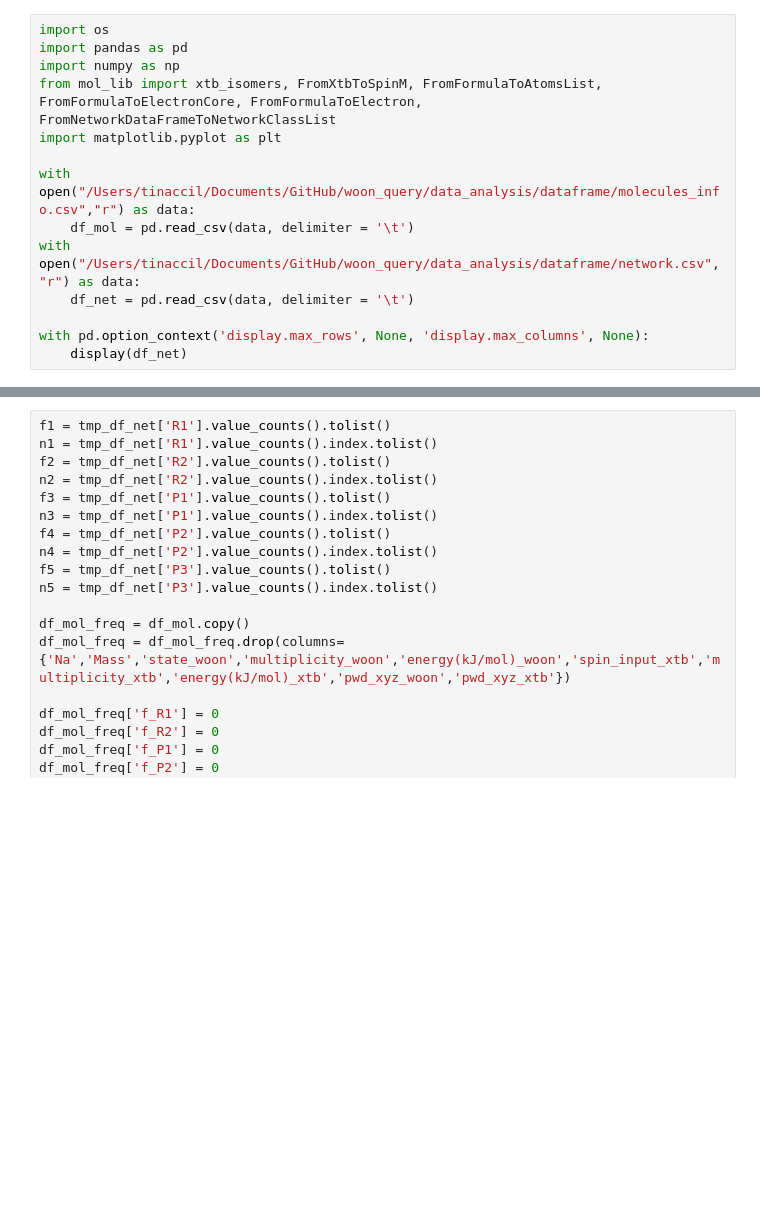
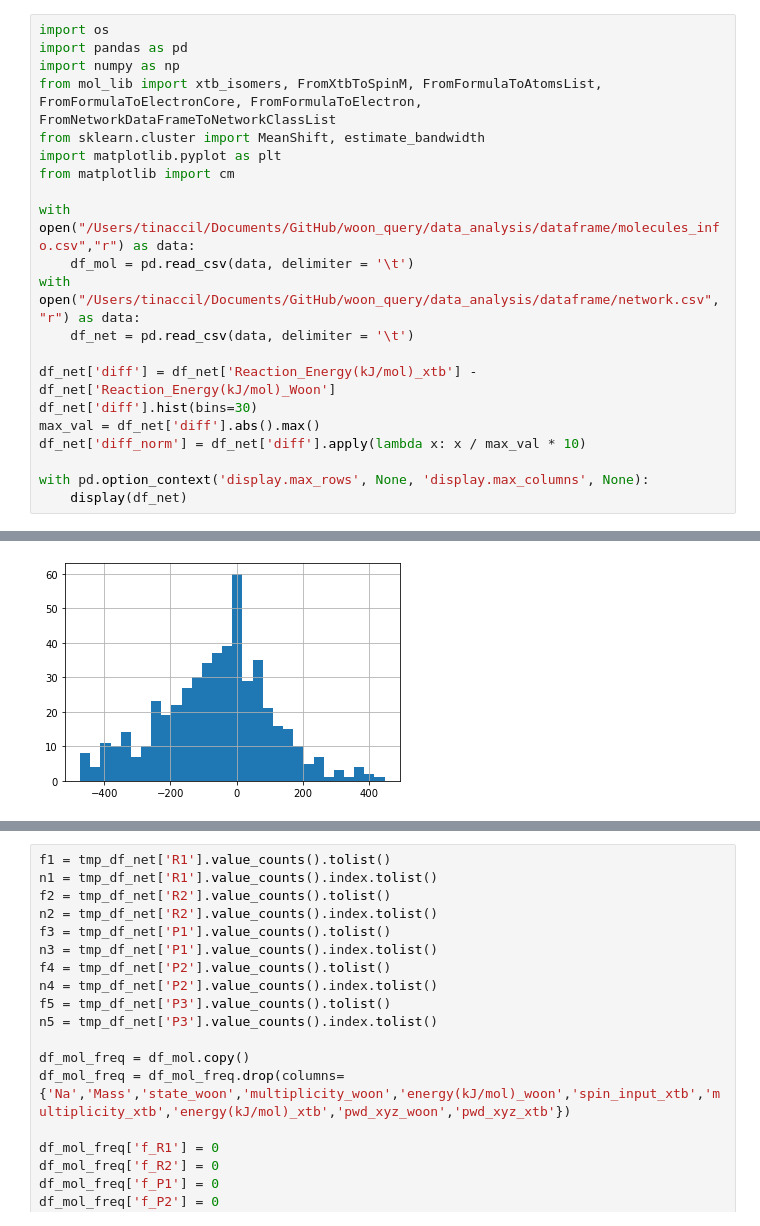
Before and after one commit to TinacciL/QueryAstroWoonDatabase, a Jupyter notebook: data_analysis/data_analysis.ipynb, the cells around one changed output, grey strips where cells are left out. Cells and saved outputs as stored; diff of their text form; blank space fills up the shorter version.

```diff
--- a/data_analysis/data_analysis.ipynb
+++ b/data_analysis/data_analysis.ipynb
@@ -3,13 +3,20 @@ import os
 import pandas as pd
 import numpy as np
 from mol_lib import xtb_isomers, FromXtbToSpinM, FromFormulaToAtomsList, FromFormulaToElectronCore, FromFormulaToElectron, FromNetworkDataFrameToNetworkClassList
+from sklearn.cluster import MeanShift, estimate_bandwidth
 import matplotlib.pyplot as plt
+from matplotlib import cm
 
 with open("/Users/tinaccil/Documents/GitHub/woon_query/data_analysis/dataframe/molecules_info.csv","r") as data:
 	df_mol = pd.read_csv(data, delimiter = '\t')
 with open("/Users/tinaccil/Documents/GitHub/woon_query/data_analysis/dataframe/network.csv","r") as data:
 	df_net = pd.read_csv(data, delimiter = '\t')
 
+df_net['diff'] = df_net['Reaction_Energy(kJ/mol)_xtb'] - df_net['Reaction_Energy(kJ/mol)_Woon']
+df_net['diff'].hist(bins=30)
+max_val = df_net['diff'].abs().max()
+df_net['diff_norm'] = df_net['diff'].apply(lambda x: x / max_val * 10)
+
 with pd.option_context('display.max_rows', None, 'display.max_columns', None):
     display(df_net)
 # %% [output]
@@ -17,17 +24,18 @@ RDKit WARNING: [18:02:21] Enabling RDKit 2019.09.3 jupyter extensions
 |  | R1 | R2 | R3 | P1 | P2 | P3 | P4 | P5 | ID_kida | Reaction_Energy(kJ/mol)_Woon | ... |
 | 0 | C2_0 | H1C1N1_0 | NaN | H1_0 | C3N1_6 | NaN | NaN | NaN | 0 | 5.860120 | ... |
 | 1 | C2_0 | H1C1N1_1 | NaN | H1_0 | C3N1_6 | NaN | NaN | NaN | 0 | -56.251375 | ... |
 | 2 | O1_0 | H2C1_0 | NaN | H1_0 | H1C1O1_0 | NaN | NaN | NaN | 1 | -362.802332 | ... |
 | 3 | O1_0 | H2C1_0 | NaN | C1O1_0 | H2_0 | NaN | NaN | NaN | 2 | -737.881509 | ... |
 | 4 | O1_0 | H2C1_0 | NaN | C1O1_0 | H1_0 | H1_0 | NaN | NaN | 3 | -283.627701 | ... |
 | 5 | O1_0 | H1C1O1_0 | NaN | H1_0 | C1O2_1 | NaN | NaN | NaN | 4 | -457.580319 | ... |
 | 6 | O1_0 | H1C1O1_0 | NaN | C1O1_0 | H1O1_0 | NaN | NaN | NaN | 5 | -371.429730 | ... |
 | 7 | O1_0 | H1C1N1_0 | NaN | C1O1_0 | H1N1_0 | NaN | NaN | NaN | 6 | -136.100759 | ... |
 | 8 | O1_0 | H1C1N1_1 | NaN | C1O1_0 | H1N1_0 | NaN | NaN | NaN | 6 | -198.212253 | ... |
 | 9 | O1_0 | H1C1N1_0 | NaN | C1N1_0 | H1O1_0 | NaN | NaN | NaN | 7 | 99.629914 | ... |
 | ... | ... | ... | ... | ... | ... | ... | ... | ... | ... | ... | ... |
 | 394 | O1_0 | C1O2_1 | NaN | C1O1_0 | O2_0 | NaN | NaN | NaN | 297 | 31.519148 | ... |
 | 395 | O1_0 | H2O1_0 | NaN | H1_0 | H1O2_0 | NaN | NaN | NaN | 298 | 238.211772 | ... |
 | 396 | O1_0 | H2O1_0 | NaN | H1O1_0 | H1O1_0 | NaN | NaN | NaN | 299 | 66.929290 | ... |
 | 397 | O1_0 | N2_0 | NaN | N1_0 | N1O1_0 | NaN | NaN | NaN | 300 | 299.596003 | ... |
 | 398 | O1_0 | N2O1_1 | NaN | N2_0 | O2_0 | NaN | NaN | NaN | 301 | -332.866361 | ... |
+[figure, added]
```
Also changed, not shown: parts of 8 cells of this notebook.
